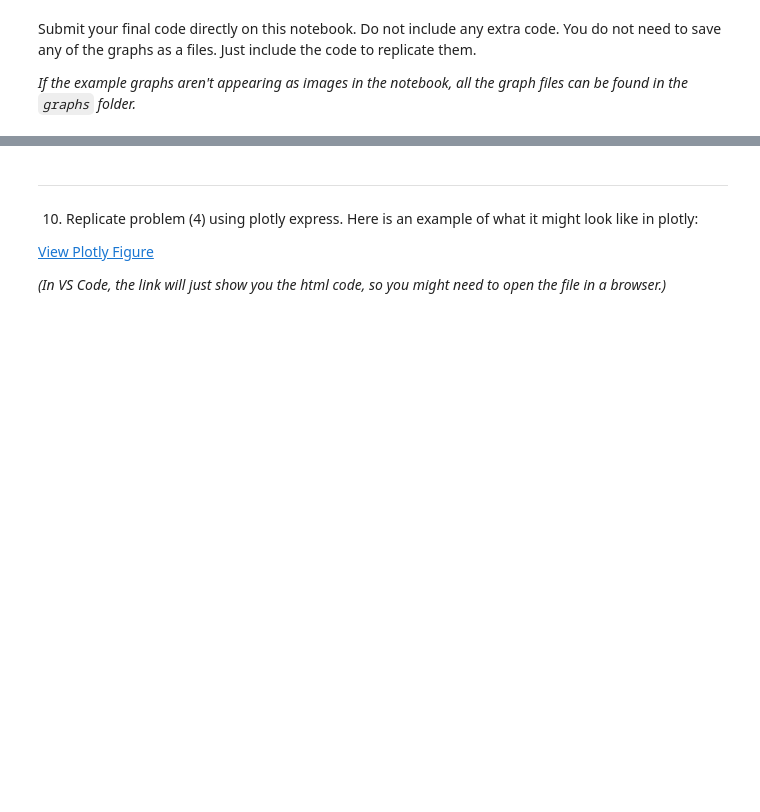
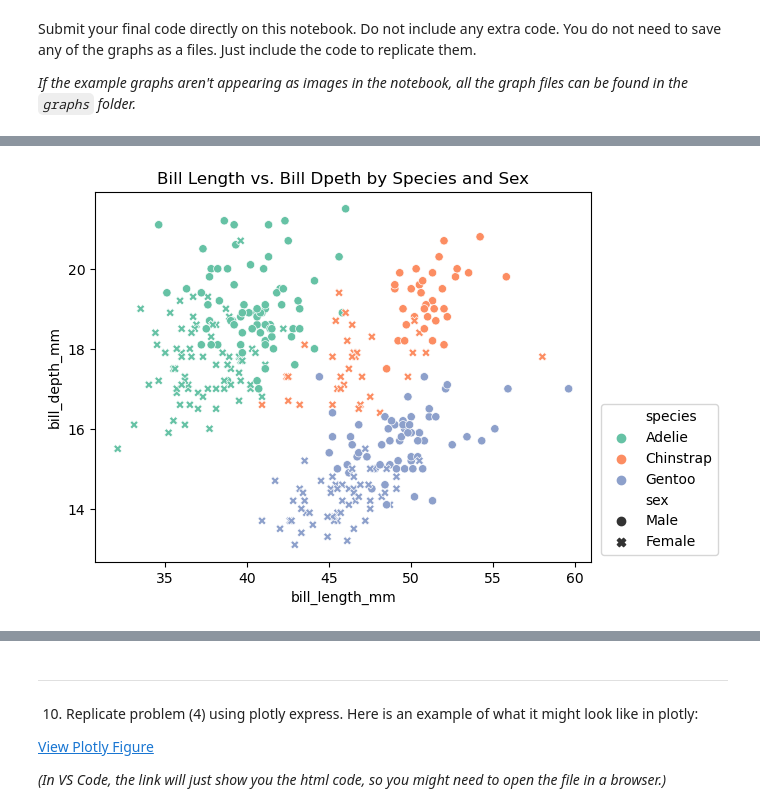
Before and after one commit to MaryNydegger/386-lab09, a Jupyter notebook: lab-09-questions.ipynb, the cells around one changed output, grey strips where cells are left out. Cells and saved outputs as stored; diff of their text form; code cells hidden in the pictures; blank space fills up the shorter version.

```diff
--- a/lab-09-questions.ipynb
+++ b/lab-09-questions.ipynb
@@ -42,3 +80,10 @@ Submit your final code directly on this notebook.  Do not include any extra code
+# %%
+sns.scatterplot(x = 'bill_length_mm', y = 'bill_depth_mm', data = penguins, hue = 'species', style = 'sex', palette = palette)
+plt.title('Bill Length vs. Bill Dpeth by Species and Sex')
+plt.legend(bbox_to_anchor = (1.27, 0), loc='lower right')
+plt.show()
+# %% [output]
+[figure, added]
 # %% [markdown]
 ---
 5. Use seaborn to replicate the "`lowess_line_by_species`" graph.
```
Also changed, not shown: parts of 19 cells of this notebook.
